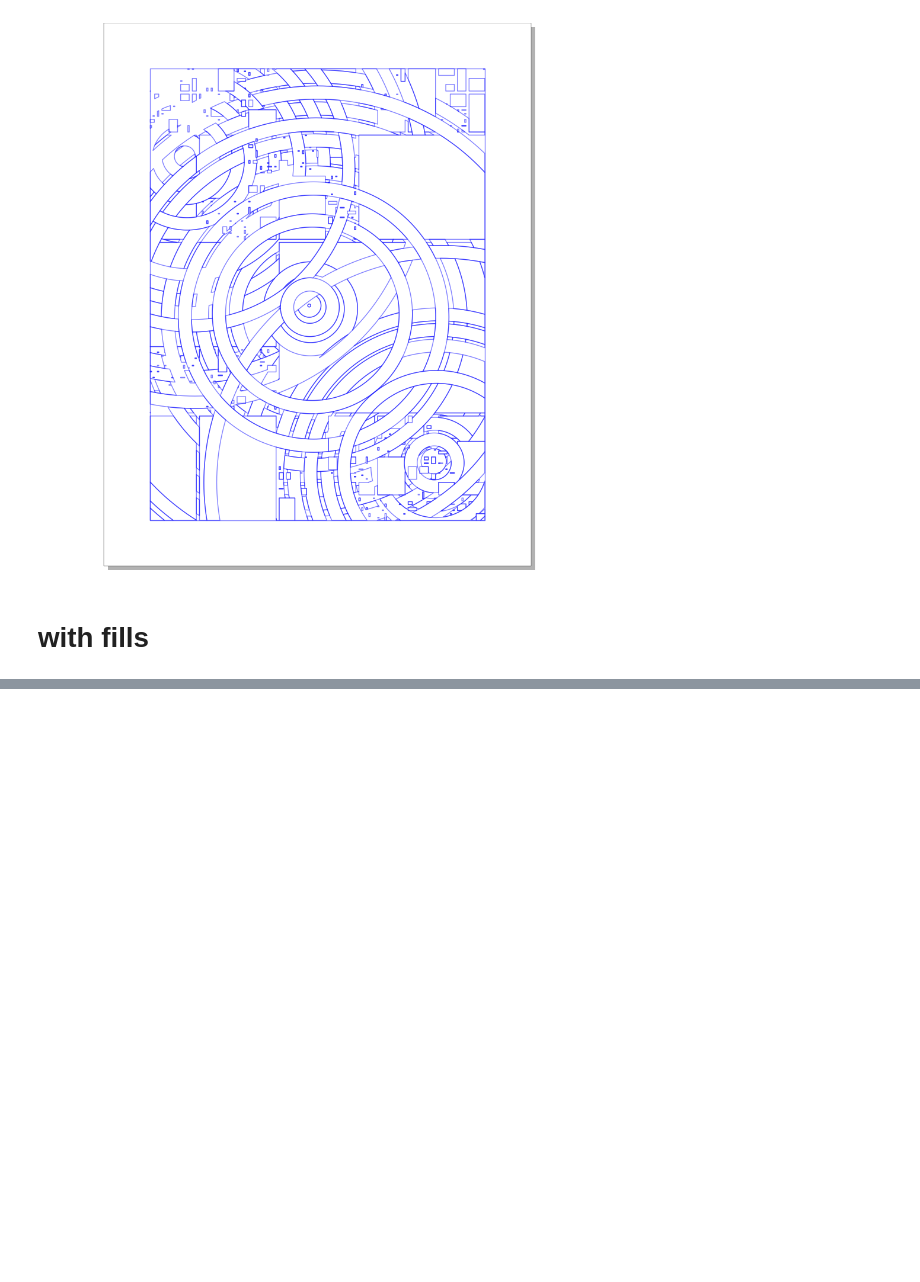
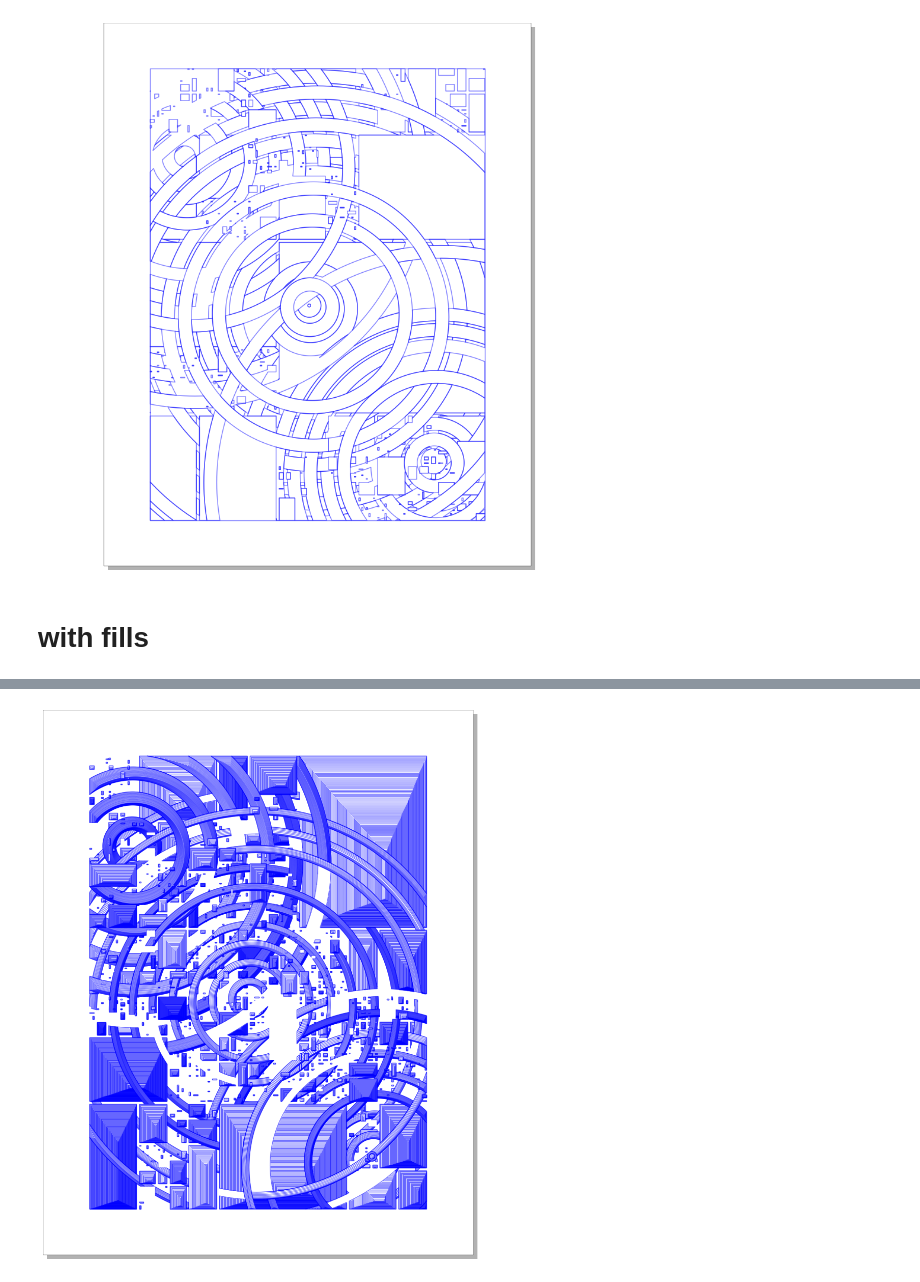
Before and after one commit to ANaka/brr, a Jupyter notebook: projects/dashing/dashing/20230403_cross_composition.ipynb, the cells around one changed output, grey strips where cells are left out. Saved outputs shown, nothing was run; the diff lists cells and outputs as text; code cells hidden in the pictures; blank space fills up the shorter version.

```diff
--- a/projects/dashing/dashing/20230403_cross_composition.ipynb
+++ b/projects/dashing/dashing/20230403_cross_composition.ipynb
@@ -292,0 +224,34 @@ sk.vpype('splitall linemerge linesort')
+# %%
+fills = []
+for geom in combined.geometry:
+    d_buffer = Prm(np.random.uniform(-0.5, -0.1))
+    d_translate = Prm(lambda : d_buffer() * np.random.uniform(0.4, 0.9))
+    deg = Prm(np.random.uniform(230, 260))
+    polys = buft_fill(
+        geom=geom,
+        d_translate=d_translate,
+        d_buffer=d_buffer,
+        deg=deg,
+        n_iters=200)
+    fills.append(polys.boundary)
+fill_gdf = gpd.GeoDataFrame(geometry=fills)
+# %%
+masked = []
+
+for ii, row in fill_gdf.iterrows():
+    fill = row.geometry
+    mask = sampled_ngdf.query('parent == @ii').geometry.buffer(1e-6)
+    masked.append(fill.intersection(mask))
+    masked.append(mask.boundary)
+masked = pd.concat(masked)
+masked = masked[~masked.is_empty]
+fill_mls = merge_LineStrings(masked.to_list())
+# %%
+sk = vsketch.Vsketch()
+sk.scale('1mm')
+sk.penWidth('0.05mm')
+sk.size(paper.page_format_mm)
+sk.geometry(make_like(fill_mls, drawbox))
+sk.display(fig_size=(11, 14))
+# %% [output]
+[figure, added]
```
Also changed, not shown: parts of 37 cells of this notebook, 1 other file.
